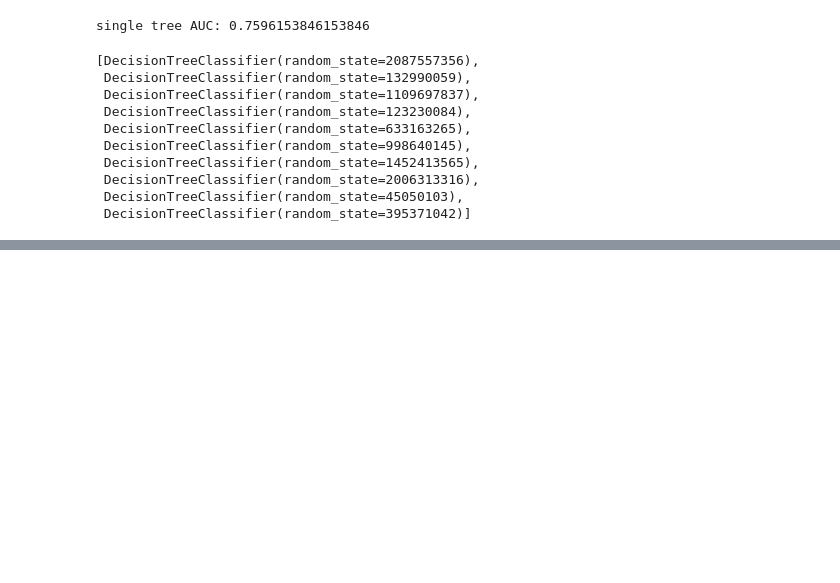
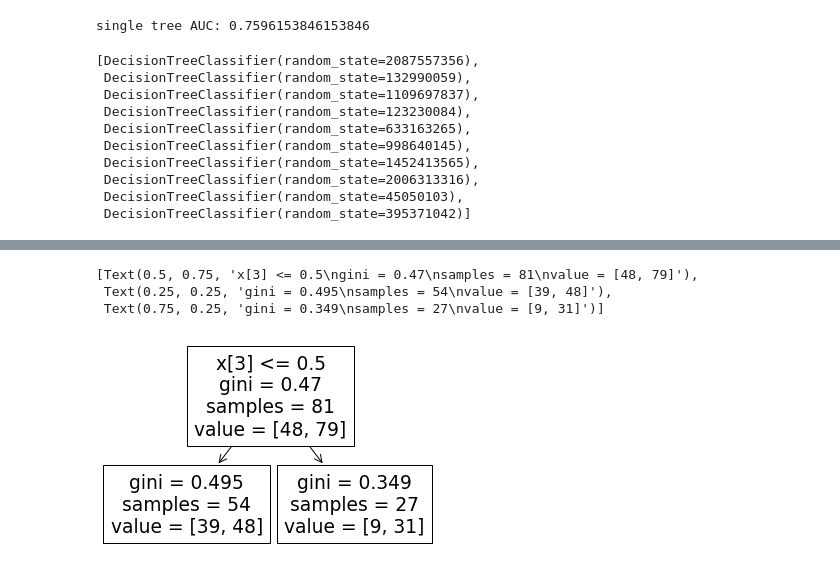
Before and after one commit to pajannat/my-learning, a Jupyter notebook: Kame_Udemy_MLCourse_Part3/bagging.ipynb, the cells around one changed output, grey strips where cells are left out. Drawn from its saved outputs; the diff is of its cells as text; code cells hidden in the pictures; blank space fills up the shorter version.

```diff
--- a/Kame_Udemy_MLCourse_Part3/bagging.ipynb
+++ b/Kame_Udemy_MLCourse_Part3/bagging.ipynb
@@ -64,0 +81,8 @@ clf.estimators_
+# %%
+# 弱学習器の木構造を描画
+plot_tree(rf.estimators_[1])
+# %% [output]
+[Text(0.5, 0.75, 'x[3] <= 0.5\ngini = 0.47\nsamples = 81\nvalue = [48, 79]'),
+ Text(0.25, 0.25, 'gini = 0.495\nsamples = 54\nvalue = [39, 48]'),
+ Text(0.75, 0.25, 'gini = 0.349\nsamples = 27\nvalue = [9, 31]')]
+[figure, added]
```
Also changed, not shown: parts of 3 cells of this notebook.
